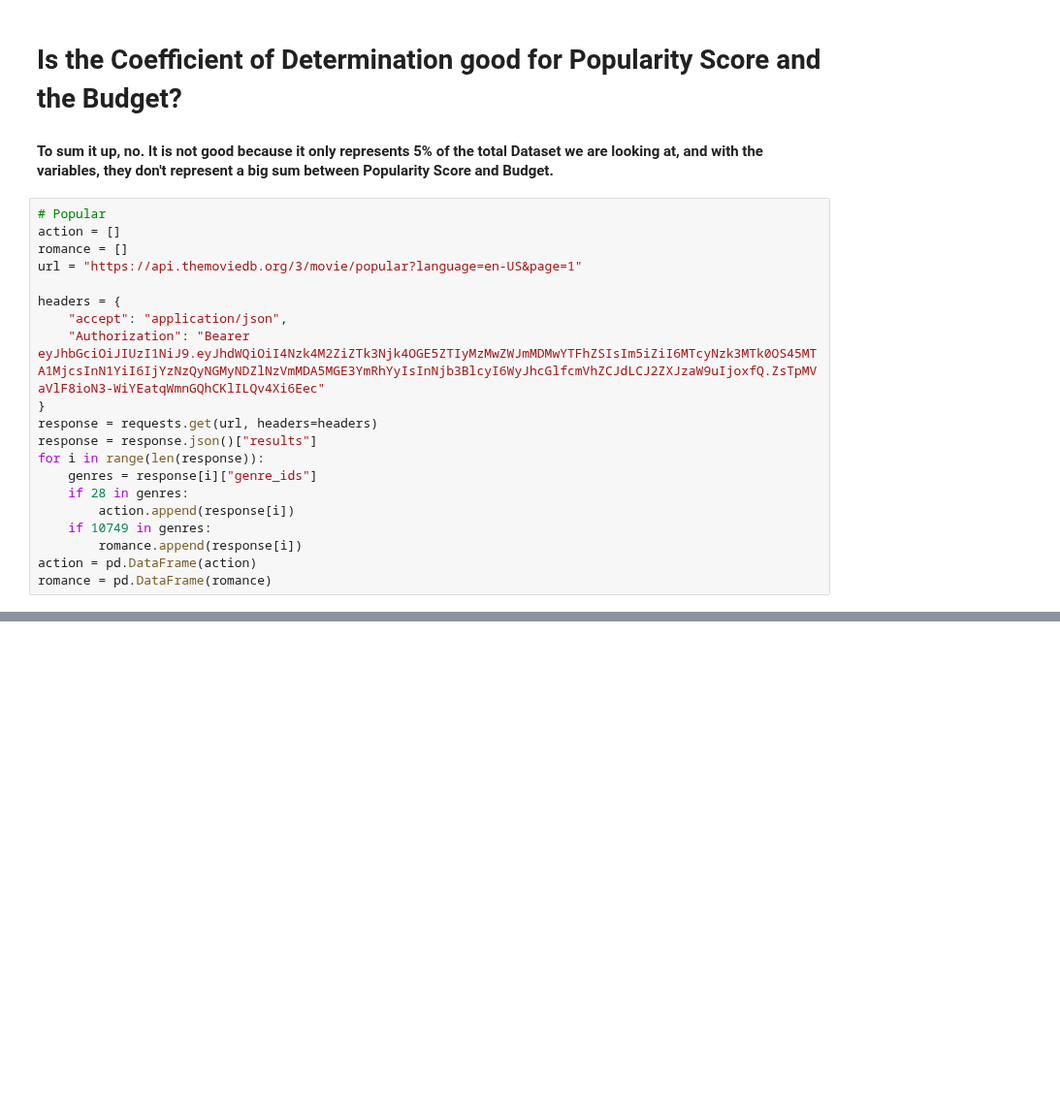
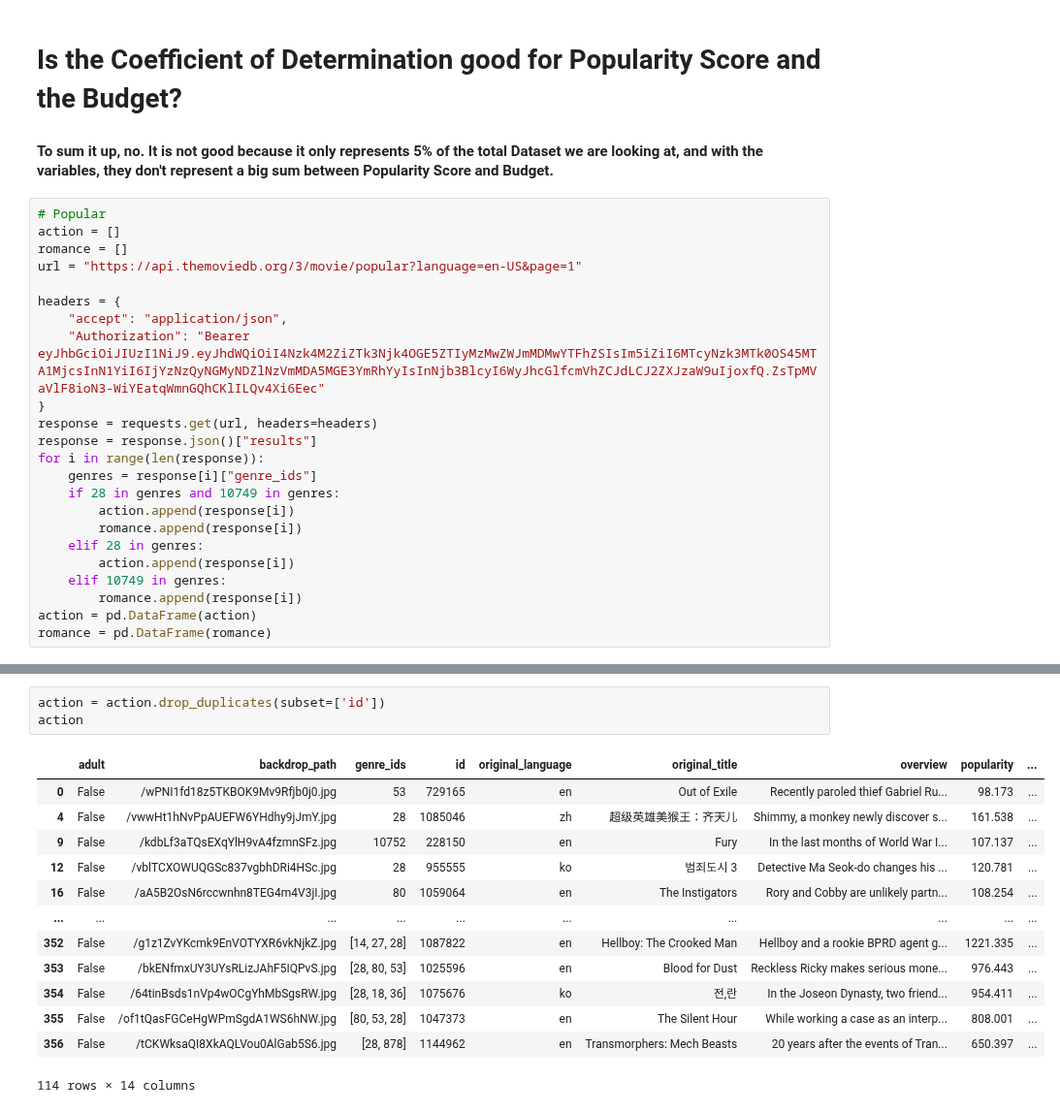
Before and after one commit to ReapersOne/AI, a Jupyter notebook: Semester 1/Movies/Movies.ipynb, the cells around one changed output, grey strips where cells are left out. Shown at 97% size. Drawn from its saved outputs; the diff is of its cells as text; blank space fills up the shorter version.

```diff
--- a/Semester 1/Movies/Movies.ipynb
+++ b/Semester 1/Movies/Movies.ipynb
@@ -323,9 +323,12 @@ response = requests.get(url, headers=headers)
 response = response.json()["results"]
 for i in range(len(response)):
     genres = response[i]["genre_ids"]
-    if 28 in genres:
+    if 28 in genres and 10749 in genres:
         action.append(response[i])
-    if 10749 in genres:
+        romance.append(response[i])
+    elif 28 in genres:
+        action.append(response[i])
+    elif 10749 in genres:
         romance.append(response[i])
 action = pd.DataFrame(action)
 romance = pd.DataFrame(romance)
@@ -373,0 +358,17 @@ action.head()
+# %%
+action = action.drop_duplicates(subset=['id'])
+action
+# %% [output]
+|  | adult | backdrop_path | genre_ids | id | original_language | original_title | overview | popularity | ... |
+| 0 | False | /wPNI1fd18z5TKBOK9Mv9Rfjb0j0.jpg | 53 | 729165 | en | Out of Exile | Recently paroled thief Gabriel Ru... | 98.173 | ... |
+| 4 | False | /vwwHt1hNvPpAUEFW6YHdhy9jJmY.jpg | 28 | 1085046 | zh | 超级英雄美猴王：齐天儿 | Shimmy, a monkey newly discover s... | 161.538 | ... |
+| 9 | False | /kdbLf3aTQsEXqYlH9vA4fzmnSFz.jpg | 10752 | 228150 | en | Fury | In the last months of World War I... | 107.137 | ... |
+| 12 | False | /vblTCXOWUQGSc837vgbhDRi4HSc.jpg | 28 | 955555 | ko | 범죄도시 3 | Detective Ma Seok-do changes his ... | 120.781 | ... |
+| 16 | False | /aA5B2OsN6rccwnhn8TEG4m4V3jI.jpg | 80 | 1059064 | en | The Instigators | Rory and Cobby are unlikely partn... | 108.254 | ... |
+| ... | ... | ... | ... | ... | ... | ... | ... | ... | ... |
+| 352 | False | /g1z1ZvYKcmk9EnVOTYXR6vkNjkZ.jpg | [14, 27, 28] | 1087822 | en | Hellboy: The Crooked Man | Hellboy and a rookie BPRD agent g... | 1221.335 | ... |
+| 353 | False | /bkENfmxUY3UYsRLizJAhF5IQPvS.jpg | [28, 80, 53] | 1025596 | en | Blood for Dust | Reckless Ricky makes serious mone... | 976.443 | ... |
+| 354 | False | /64tinBsds1nVp4wOCgYhMbSgsRW.jpg | [28, 18, 36] | 1075676 | ko | 전,란 | In the Joseon Dynasty, two friend... | 954.411 | ... |
+| 355 | False | /of1tQasFGCeHgWPmSgdA1WS6hNW.jpg | [80, 53, 28] | 1047373 | en | The Silent Hour | While working a case as an interp... | 808.001 | ... |
+| 356 | False | /tCKWksaQI8XkAQLVou0AlGab5S6.jpg | [28, 878] | 1144962 | en | Transmorphers: Mech Beasts | 20 years after the events of Tran... | 650.397 | ... |
+114 rows × 14 columns
```
Also changed, not shown: parts of 10 cells of this notebook.
